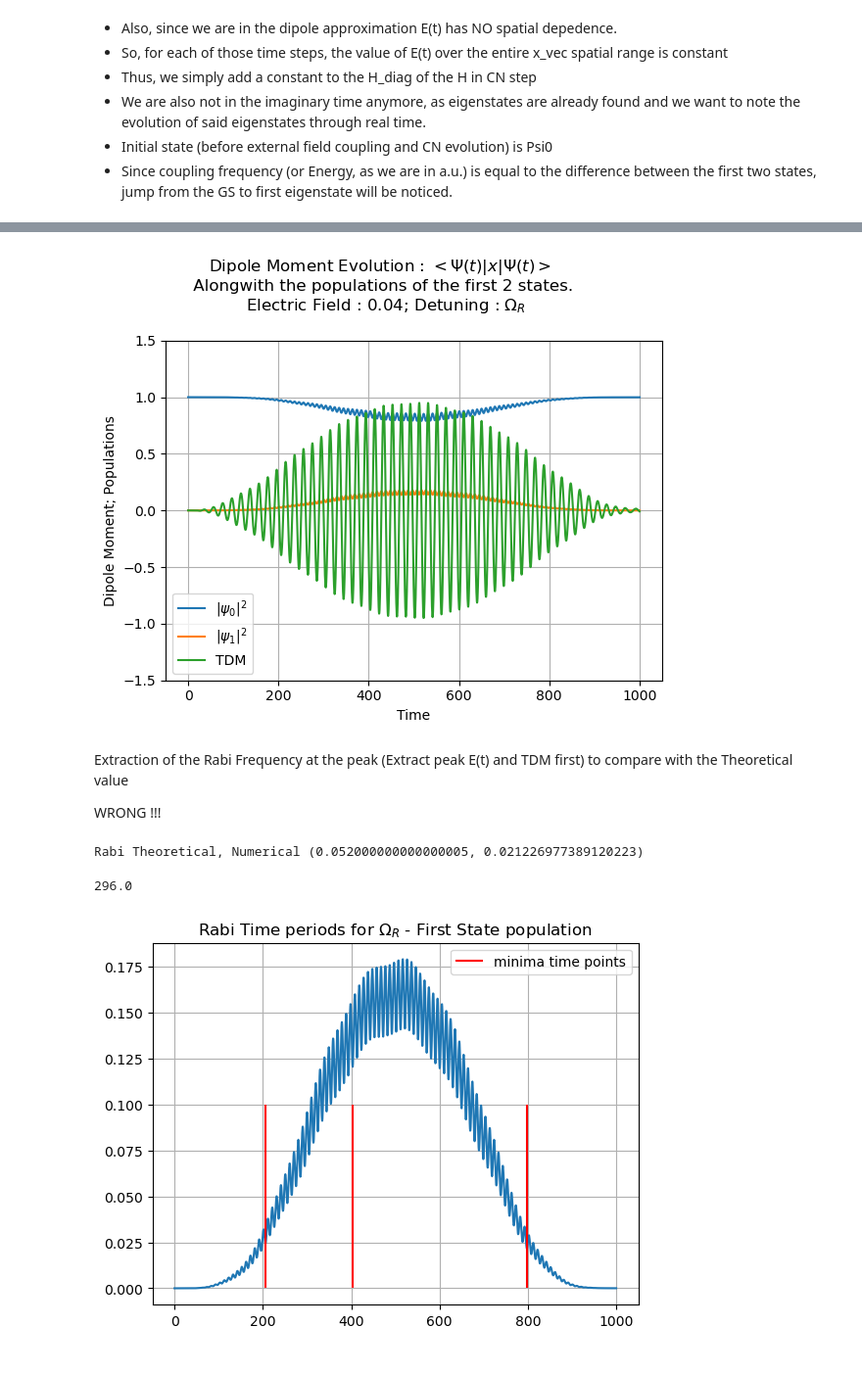
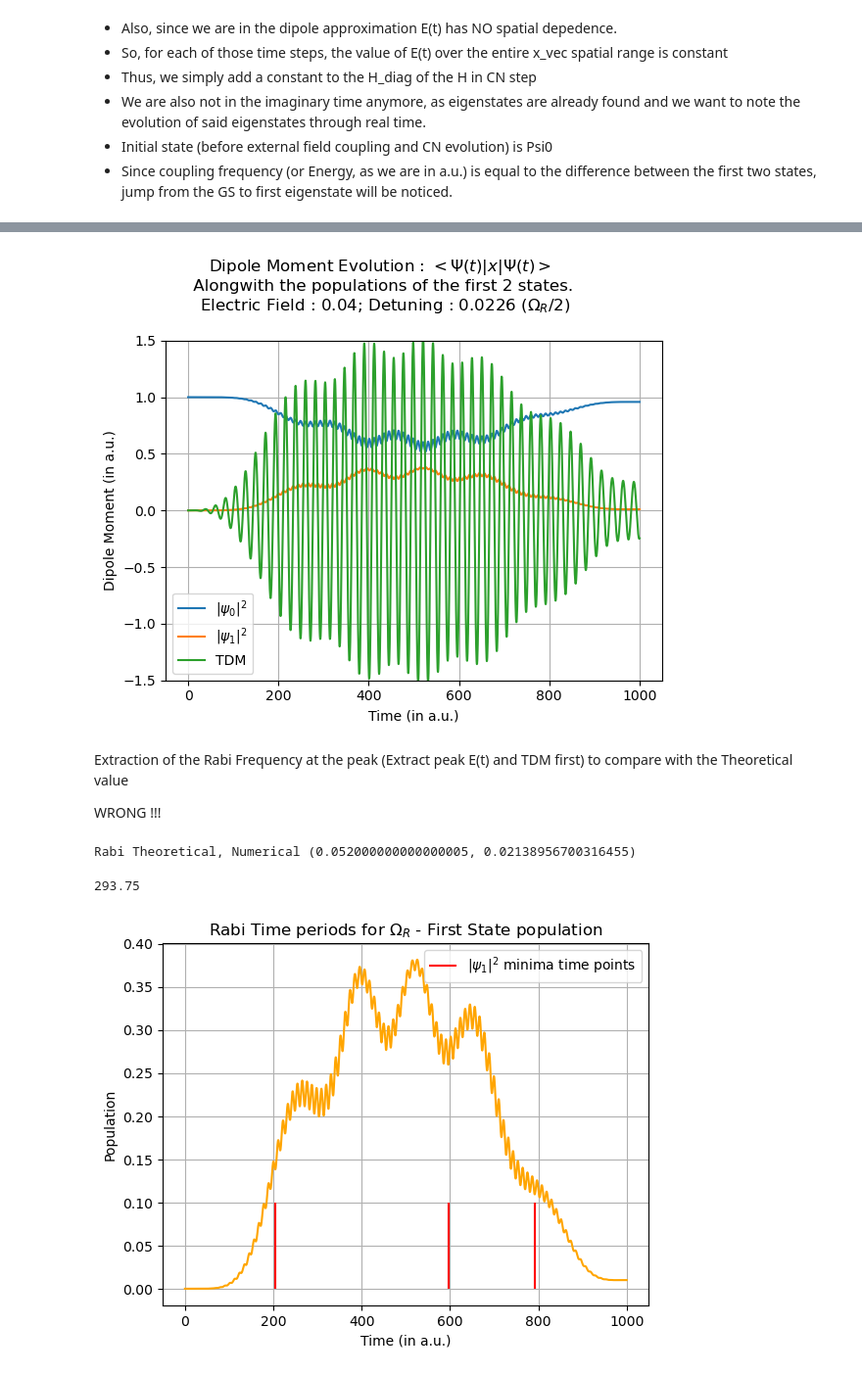
Before and after one commit to SoumyajeetMazumdar/CQMPP, a Jupyter notebook: EXAM/2_coupling_with_E_field.ipynb, the cells around one changed output, grey strips where cells are left out. Shown at 98% size. Saved outputs shown, nothing was run; the diff lists cells and outputs as text; code cells hidden in the pictures.

```diff
--- a/EXAM/2_coupling_with_E_field.ipynb
+++ b/EXAM/2_coupling_with_E_field.ipynb
@@ -114,7 +114,7 @@ T = 1000 # in a.u.
 t_vec = np.arange(0, T + delta_t, delta_t)
 
 # Rabi Frequency - Previous Calculations
-Rabi_freq = 0.052
+Rabi_freq = 0.0452
 
 # External field
 E0 = 4e-2
@@ -196,15 +193,15 @@ plt.plot(t_vec, dipole_moment, label = "TDM")
 plt.ylim(-1.5, 1.5)
 plt.grid(True)
 plt.legend()
-plt.suptitle(f"Dipole Moment Evolution : $<\Psi(t)|x|\Psi(t)>$ \n Alongwith the populations of the first 2 states. \n Electric Field : {E0}; Detuning : $\Omega_R$")
+plt.suptitle(f"Dipole Moment Evolution : $<\Psi(t)|x|\Psi(t)>$ \n Alongwith the populations of the first 2 states. \n Electric Field : {E0}; Detuning : {detuning} ($\Omega_R/2$)")
 # plt.title("Dipole Moment Expectation Value over time ")
-plt.ylabel("Dipole Moment; Populations")
-plt.xlabel("Time")
+plt.ylabel("Dipole Moment (in a.u.)")
+plt.xlabel("Time (in a.u.)")
 plt.tight_layout()
 plt.show()
 plt.close()
 # %% [output]
-[figure, old version]
+[figure, new version]
 # %% [markdown]
 Extraction of the Rabi Frequency at the peak (Extract peak E(t) and TDM first) to compare with the Theoretical value
 
@@ -212,33 +209,35 @@ WRONG !!!
 # %%
 Rabi_frequency_theoretical = E0 * 1.3
 
 """IMPORTANT !! - The part below was run with t=0.5 steps"""
 # Isolate the population plot for the n=0 state (As touches 0)
 t1 = np.argmin(populations1[400:800]) + 400
 t2 = np.argmin(populations1[800:1200]) + 800
 t3 = np.argmin(populations1[1200:1600]) + 1200
 
-plt.plot(t_vec, populations1)
-plt.vlines(x = [t1 * delta_t, t2 * delta_t, t3* delta_t], ymin=0, ymax=0.1, color = "r", label= "minima time points")
+plt.plot(t_vec, populations1, color = "orange")
+plt.vlines(x = [t1 * delta_t, t2 * delta_t, t3* delta_t], ymin=0, ymax=0.1, color = "r", label= "$|\psi_1|^2$ minima time points")
 plt.legend()
 plt.grid()
+plt.ylabel("Population")
+plt.xlabel("Time (in a.u.)")
 plt.title("Rabi Time periods for $\Omega_R$ - First State population")
 
 
 t12 = delta_t * (t2 - t1)
 t23 = delta_t * (t3 - t2)
 
 T_rabi = (t12 + t23)/2
 
 
 
 Rabi_frequency_numerical = 2*np.pi / T_rabi
 print("Rabi Theoretical, Numerical", (Rabi_frequency_theoretical, Rabi_frequency_numerical))
 T_rabi
 # %% [output]
-Rabi Theoretical, Numerical (0.052000000000000005, 0.021226977389120223)
+Rabi Theoretical, Numerical (0.052000000000000005, 0.02138956700316455)
-296.0
+293.75
-[figure, old version]
+[figure, new version]
 # %%
 # Careful, rerun properly. VARIABLES FROM ABOVE reused and overwritten
 t1 = np.argmin(populations0[400:800]) + 400
```
Also changed, not shown: parts of 3 cells of this notebook.
